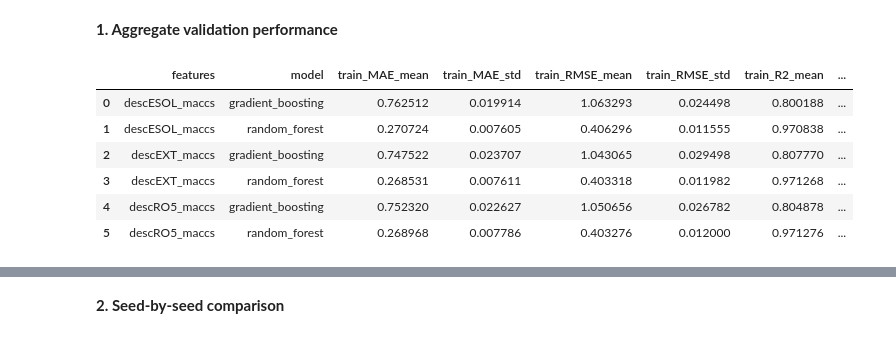
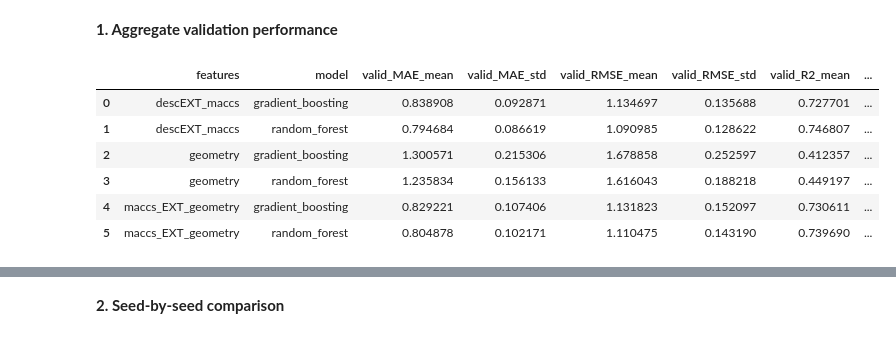
Before and after one commit to alexcorbero/admet-ml, a Jupyter notebook: notebooks/05_model_evaluation.ipynb, the cells around one changed output, grey strips where cells are left out. Cells and saved outputs as stored; diff of their text form; code cells hidden in the pictures.

```diff
--- a/notebooks/05_model_evaluation.ipynb
+++ b/notebooks/05_model_evaluation.ipynb
@@ -11,33 +12,45 @@ metrics = pd.read_csv(RESULTS_PATH / "validation_metrics.csv")
 predictions = pd.read_csv(RESULTS_PATH / "validation_predictions.csv")
 # %% [markdown]
 **1. Aggregate validation performance**
+# %%
+REPRESENTATIONS = [
+    "descEXT_maccs",
+    "geometry",
+    "maccs_EXT_geometry",
+]
+
+MODELS = [
+    "gradient_boosting",
+    "random_forest",
+]
+
+metrics_focus = metrics[
+    metrics["features"].isin(REPRESENTATIONS)
+    & metrics["model"].isin(MODELS)
+].copy()
 # %%
 summary = (
-    metrics
+    metrics_focus
     .groupby(["features", "model"])
     .agg(
-        train_MAE_mean=("train_MAE", "mean"),
-        train_MAE_std=("train_MAE", "std"),
-        train_RMSE_mean=("train_RMSE", "mean"),
-        train_RMSE_std=("train_RMSE", "std"),
-        train_R2_mean=("train_R2", "mean"),
-        train_R2_std=("train_R2", "std"),
         valid_MAE_mean=("valid_MAE", "mean"),
         valid_MAE_std=("valid_MAE", "std"),
         valid_RMSE_mean=("valid_RMSE", "mean"),
         valid_RMSE_std=("valid_RMSE", "std"),
         valid_R2_mean=("valid_R2", "mean"),
         valid_R2_std=("valid_R2", "std"),
+        train_MAE_mean=("train_MAE", "mean"),
+        train_MAE_std=("train_MAE", "std"),
     )
     .reset_index()
 )
 
 summary
 # %% [output]
-|  | features | model | train_MAE_mean | train_MAE_std | train_RMSE_mean | train_RMSE_std | train_R2_mean | ... |
-| 0 | descESOL_maccs | gradient_boosting | 0.762512 | 0.019914 | 1.063293 | 0.024498 | 0.800188 | ... |
-| 1 | descESOL_maccs | random_forest | 0.270724 | 0.007605 | 0.406296 | 0.011555 | 0.970838 | ... |
-| 2 | descEXT_maccs | gradient_boosting | 0.747522 | 0.023707 | 1.043065 | 0.029498 | 0.807770 | ... |
-| 3 | descEXT_maccs | random_forest | 0.268531 | 0.007611 | 0.403318 | 0.011982 | 0.971268 | ... |
-| 4 | descRO5_maccs | gradient_boosting | 0.752320 | 0.022627 | 1.050656 | 0.026782 | 0.804878 | ... |
-| 5 | descRO5_maccs | random_forest | 0.268968 | 0.007786 | 0.403276 | 0.012000 | 0.971276 | ... |
+|  | features | model | valid_MAE_mean | valid_MAE_std | valid_RMSE_mean | valid_RMSE_std | valid_R2_mean | ... |
+| 0 | descEXT_maccs | gradient_boosting | 0.838908 | 0.092871 | 1.134697 | 0.135688 | 0.727701 | ... |
+| 1 | descEXT_maccs | random_forest | 0.794684 | 0.086619 | 1.090985 | 0.128622 | 0.746807 | ... |
+| 2 | geometry | gradient_boosting | 1.300571 | 0.215306 | 1.678858 | 0.252597 | 0.412357 | ... |
+| 3 | geometry | random_forest | 1.235834 | 0.156133 | 1.616043 | 0.188218 | 0.449197 | ... |
+| 4 | maccs_EXT_geometry | gradient_boosting | 0.829221 | 0.107406 | 1.131823 | 0.152097 | 0.730611 | ... |
+| 5 | maccs_EXT_geometry | random_forest | 0.804878 | 0.102171 | 1.110475 | 0.143190 | 0.739690 | ... |
```
Also changed, not shown: parts of 33 cells of this notebook.
